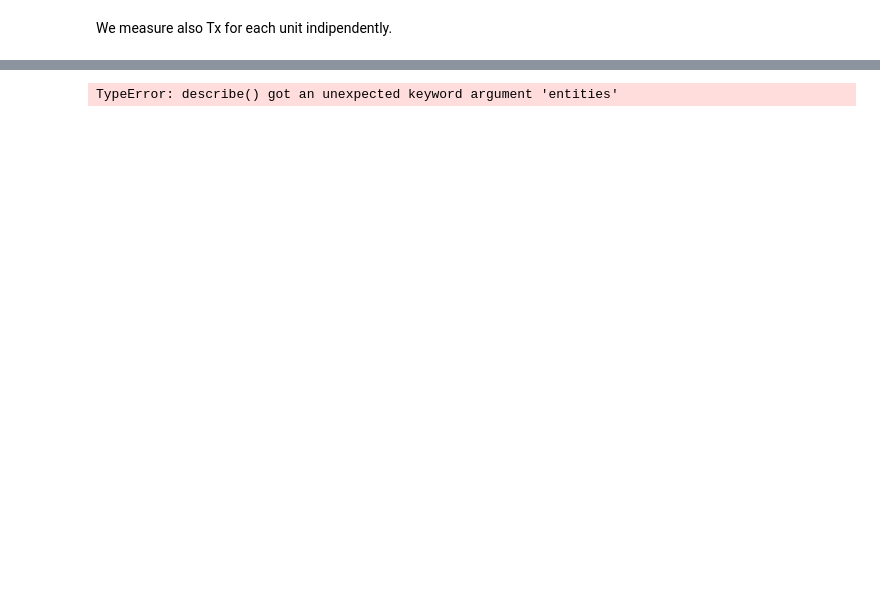
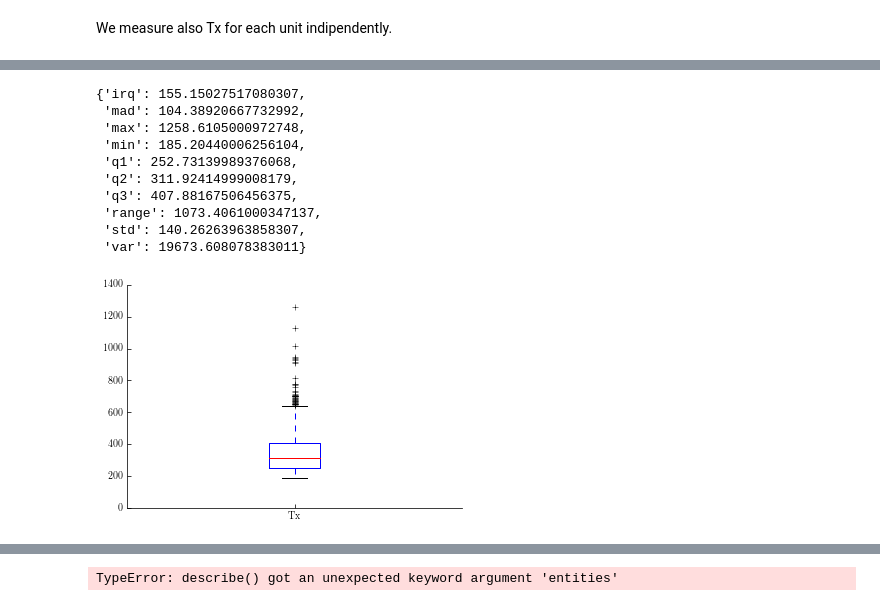
Before and after one commit to radical-cybertools/radical.analytics, a Jupyter notebook: examples/jupyter/osg_analysis.ipynb, the cells around one changed output, grey strips where cells are left out. Cells and saved outputs as stored; diff of their text form; code cells hidden in the pictures; blank space fills up the shorter version.

```diff
--- a/examples/jupyter/osg_analysis.ipynb
+++ b/examples/jupyter/osg_analysis.ipynb
@@ -388,0 +453,41 @@ MWW      = 3.22442517558e-153
+# %%
+def measures_of_spread(durations):
+    m = {}
+    m['range'] = max(durations)-min(durations)
+    m['min'], m['q1'], m['q2'], m['q3'], m['max'] = np.percentile(durations, [0,25,50,75,100])
+    m['irq'] = m['q3'] - m['q1']
+    m['var'] = np.var(durations)
+    m['std'] = np.std(durations)
+    m['mad'] = sm.robust.scale.mad(durations)
+
+    return m
+
+Tx_spreads = measures_of_spread(Txs)
+pprint.pprint(Tx_spreads)
+
+# MOVE TO DISTRIBUTIONS' ANALYSIS
+plot = fig_setup()
+plot.boxplot(Txs, labels=['Tx'])#, showmeans=True, showcaps=True)
+
+plt.savefig('osg_cu_spread_box.pdf', dpi=600, bbox_inches='tight')
+
+# - Mann-Whitney-Wilcoxon (MWW) RankSum test: determine
+#   whether two distributions are significantly
+#   different or not. Unlike the t-test, the RankSum
+#   test does not assume that the data are normally
+#   distributed. How do we interpret the difference?
+x = np.linspace(min(Txs),max(Txs),len(Txs))
+Txs_pdf = mlab.normpdf(x, u_mu, u_sigma)
+z_stat, p_val = sps.ranksums(Txs, Txs_pdf)
+# %% [output]
+{'irq': 155.15027517080307,
+ 'mad': 104.38920667732992,
+ 'max': 1258.6105000972748,
+ 'min': 185.20440006256104,
+ 'q1': 252.73139989376068,
+ 'q2': 311.92414999008179,
+ 'q3': 407.88167506456375,
+ 'range': 1073.4061000347137,
+ 'std': 140.26263963858307,
+ 'var': 19673.608078383011}
+[figure, added]
```
Also changed, not shown: parts of 33 cells of this notebook.
